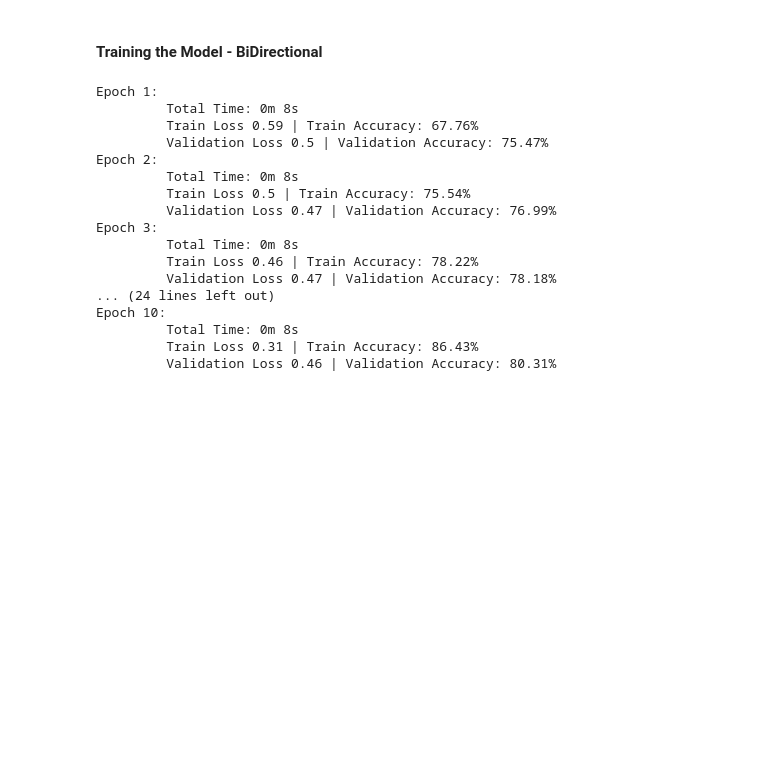
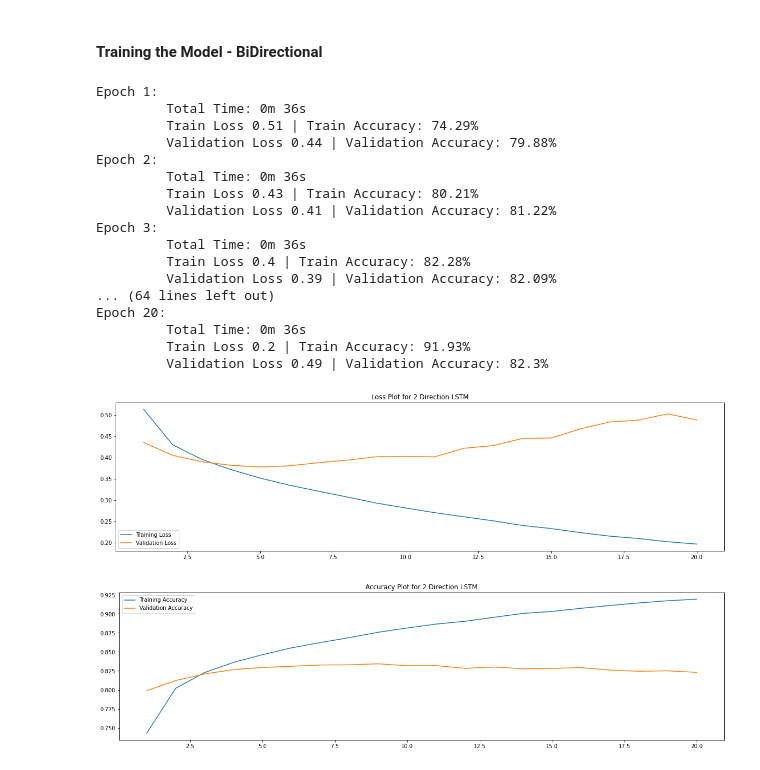
Before and after one commit to AminAlam/Deep-Sentiment, a Jupyter notebook: Deep_Sentiment.ipynb, the cells around one changed output. Cells and saved outputs as stored; diff of their text form; code cells hidden in the pictures; blank space fills up the shorter version.

```diff
--- a/Deep_Sentiment.ipynb
+++ b/Deep_Sentiment.ipynb
@@ -340,9 +361,13 @@ criterion = nn.BCEWithLogitsLoss()
 model = model_2D.to(device)
 criterion = criterion.to(device)
 # %%
-NUM_EPOCHS = 10
+NUM_EPOCHS = 20
 
 best_valid_loss = float('inf')
+train_losses = []
+val_losses = []
+train_accs = []
+val_accs = []
 
 for epoch in range(NUM_EPOCHS):
 
@@ -351,6 +376,11 @@ for epoch in range(NUM_EPOCHS):
     train_loss, train_acc = train(model_2D, train_iterator, optimizer, criterion)
 
     valid_loss, valid_acc = evaluate(model_2D, valid_iterator, criterion)
+
+    train_losses.append(train_loss)
+    val_losses.append(valid_loss)
+    train_accs.append(train_acc)
+    val_accs.append(valid_acc)
 
     end_time = time.time()
 
@@ -366,19 +396,36 @@ for epoch in range(NUM_EPOCHS):
     print("\t Validation Loss {} | Validation Accuracy: {}%".format(round(valid_loss, 2), round(valid_acc*100, 2)))
 # %% [output]
 Epoch 1:
-         Total Time: 0m 8s
-         Train Loss 0.59 | Train Accuracy: 67.76%
-         Validation Loss 0.5 | Validation Accuracy: 75.47%
+         Total Time: 0m 36s
+         Train Loss 0.51 | Train Accuracy: 74.29%
+         Validation Loss 0.44 | Validation Accuracy: 79.88%
 Epoch 2:
-         Total Time: 0m 8s
-         Train Loss 0.5 | Train Accuracy: 75.54%
-         Validation Loss 0.47 | Validation Accuracy: 76.99%
+         Total Time: 0m 36s
+         Train Loss 0.43 | Train Accuracy: 80.21%
+         Validation Loss 0.41 | Validation Accuracy: 81.22%
 Epoch 3:
-         Total Time: 0m 8s
-         Train Loss 0.46 | Train Accuracy: 78.22%
-         Validation Loss 0.47 | Validation Accuracy: 78.18%
-... (24 lines left out)
-Epoch 10:
-         Total Time: 0m 8s
-         Train Loss 0.31 | Train Accuracy: 86.43%
-         Validation Loss 0.46 | Validation Accuracy: 80.31%
+         Total Time: 0m 36s
+         Train Loss 0.4 | Train Accuracy: 82.28%
+         Validation Loss 0.39 | Validation Accuracy: 82.09%
+... (64 lines left out)
+Epoch 20:
+         Total Time: 0m 36s
+         Train Loss 0.2 | Train Accuracy: 91.93%
+         Validation Loss 0.49 | Validation Accuracy: 82.3%
+# %%
+fig, axes = plt.subplots(1, 1, figsize=(20,5))
+plt.plot(np.linspace(1, NUM_EPOCHS, NUM_EPOCHS), train_losses, label='Training Loss')
+plt.plot(np.linspace(1, NUM_EPOCHS, NUM_EPOCHS), val_losses, label='Validation Loss')
+plt.title('Loss Plot for 2 Direction LSTM')
+plt.legend()
+plt.show()
+
+fig, axes = plt.subplots(1, 1, figsize=(20,5))
+plt.plot(np.linspace(1, NUM_EPOCHS, NUM_EPOCHS), train_accs, label='Training Accuracy')
+plt.plot(np.linspace(1, NUM_EPOCHS, NUM_EPOCHS), val_accs, label='Validation Accuracy')
+plt.title('Accuracy Plot for 2 Direction LSTM')
+plt.legend()
+plt.show()
+# %% [output]
+[figure, added]
+[figure, added]
```
Also changed, not shown: parts of 9 cells of this notebook.
